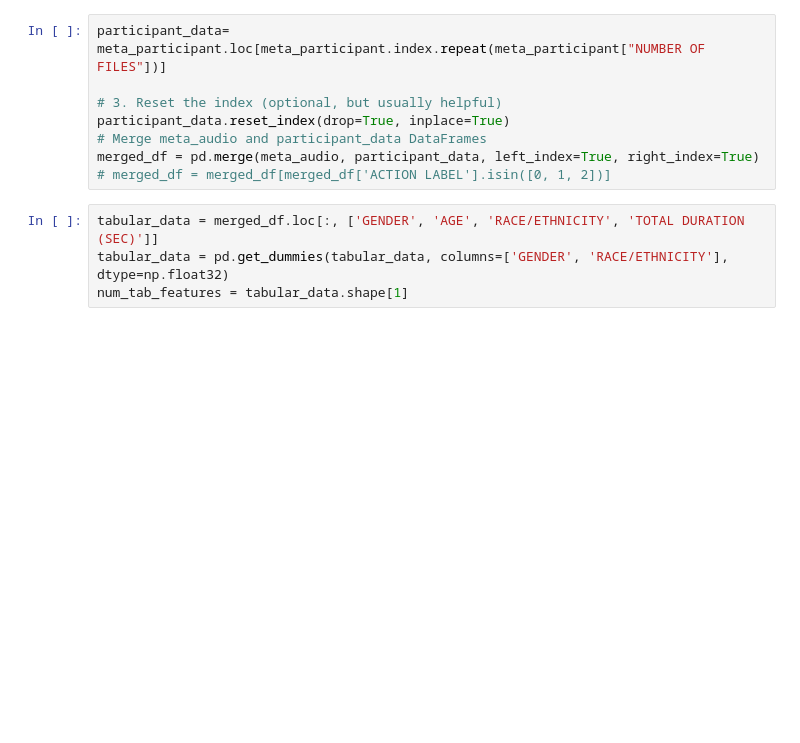
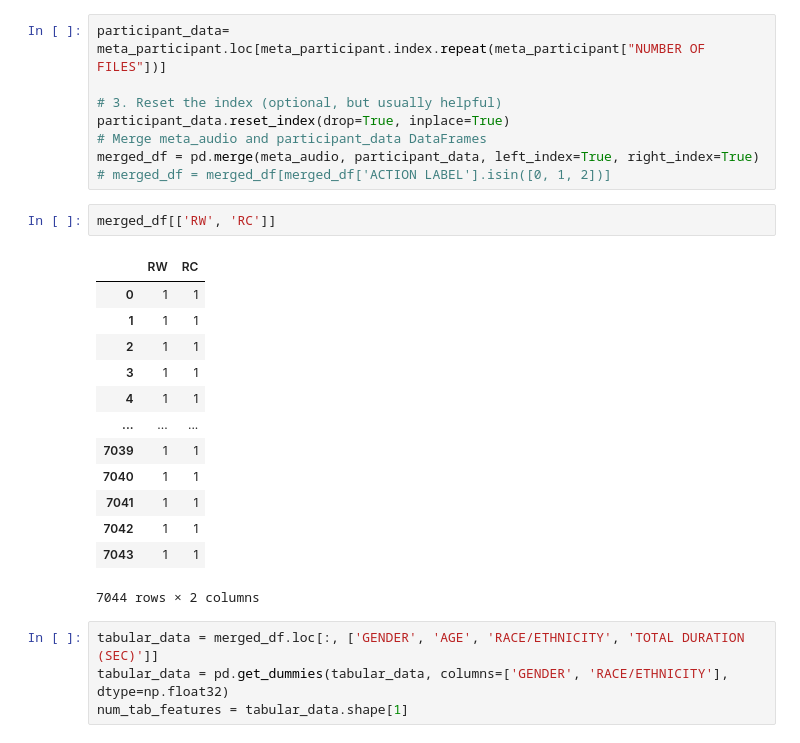
Before and after one commit to astroscar09/tame_pain_analysis, a Jupyter notebook: pretrained_audio_model_laion_clap.ipynb, the cells around one changed output. Cells and saved outputs as stored; diff of their text form; blank space fills up the shorter version.

```diff
--- a/pretrained_audio_model_laion_clap.ipynb
+++ b/pretrained_audio_model_laion_clap.ipynb
@@ -166,6 +213,22 @@ participant_data.reset_index(drop=True, inplace=True)
 # Merge meta_audio and participant_data DataFrames
 merged_df = pd.merge(meta_audio, participant_data, left_index=True, right_index=True)
 # merged_df = merged_df[merged_df['ACTION LABEL'].isin([0, 1, 2])]
+# %%
+merged_df[['RW', 'RC']]
+# %% [output]
+|  | RW | RC |
+| 0 | 1 | 1 |
+| 1 | 1 | 1 |
+| 2 | 1 | 1 |
+| 3 | 1 | 1 |
+| 4 | 1 | 1 |
+| ... | ... | ... |
+| 7039 | 1 | 1 |
+| 7040 | 1 | 1 |
+| 7041 | 1 | 1 |
+| 7042 | 1 | 1 |
+| 7043 | 1 | 1 |
+7044 rows × 2 columns
 # %%
 tabular_data = merged_df.loc[:, ['GENDER', 'AGE', 'RACE/ETHNICITY', 'TOTAL DURATION (SEC)']]
 tabular_data = pd.get_dummies(tabular_data, columns=['GENDER', 'RACE/ETHNICITY'], dtype=np.float32)
```
Also changed, not shown: parts of 26 cells of this notebook, 7 other files.
